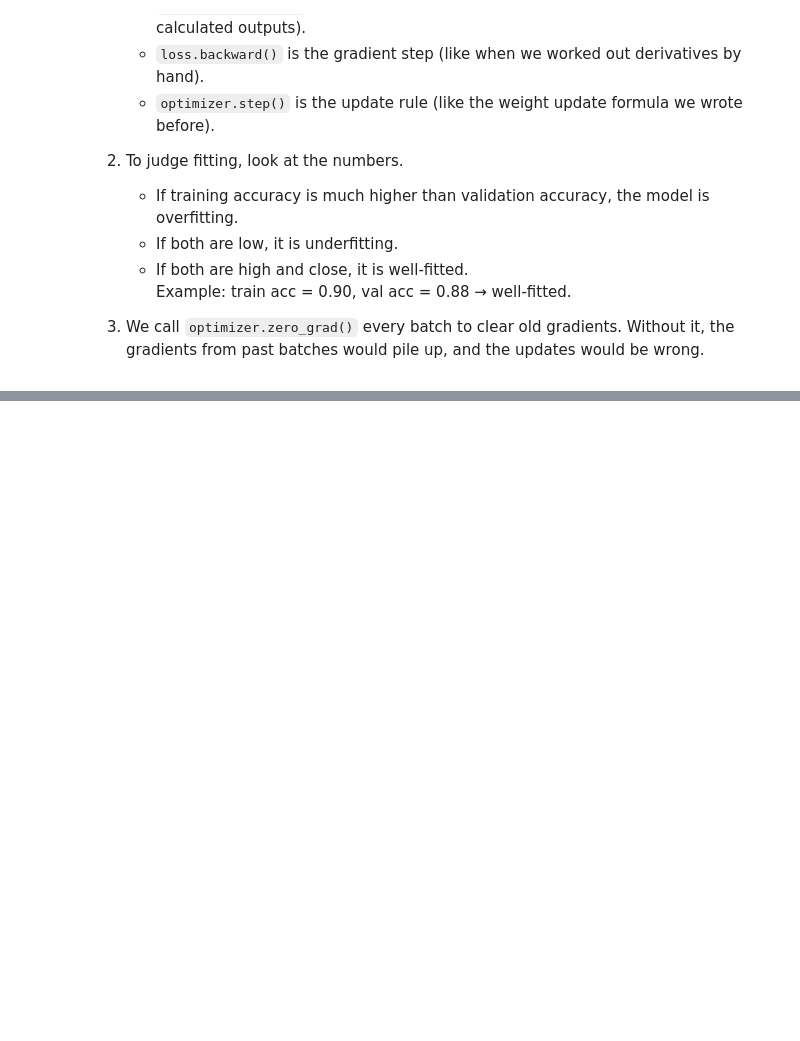
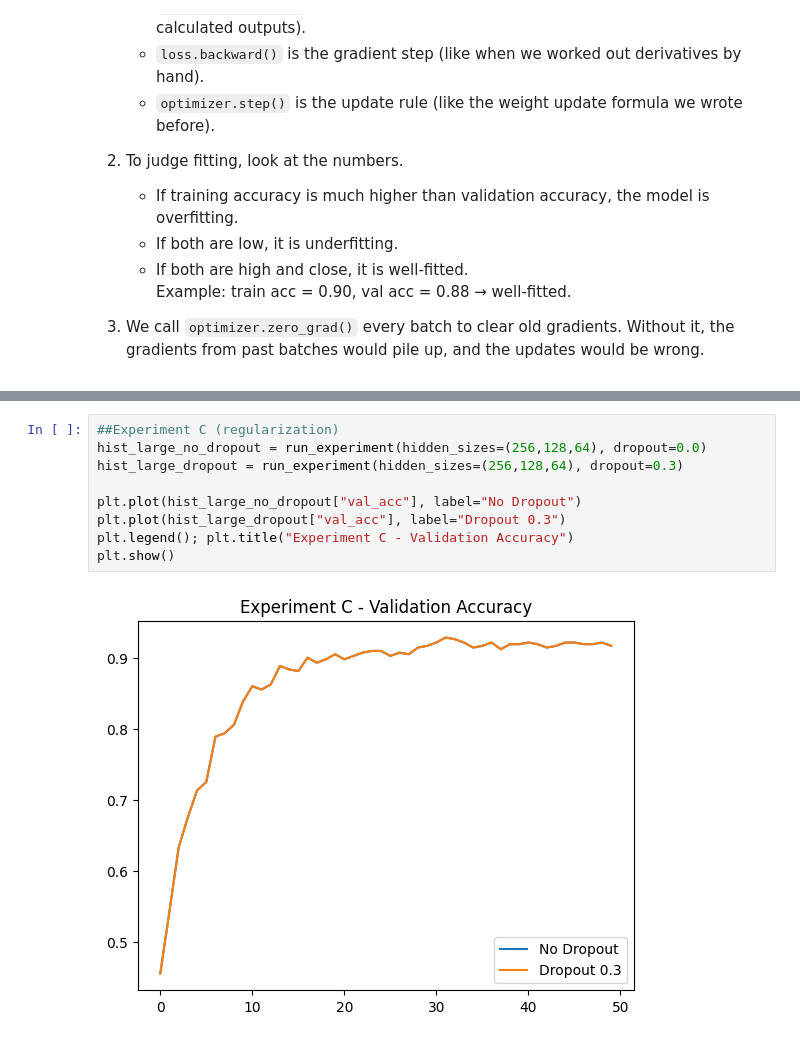
Before and after one commit to aluongleekalierleek/Lab_3, a Jupyter notebook: Lab_3.ipynb, the cells around one changed output, grey strips where cells are left out. Cells and saved outputs as stored; diff of their text form; blank space fills up the shorter version.

```diff
--- a/Lab_3.ipynb
+++ b/Lab_3.ipynb
@@ -447,0 +480,11 @@ Epoch 50: train_loss=0.0198, val_loss=0.2803, train_acc=1.0000, val_acc=0.9171
+# %%
+##Experiment C (regularization)
+hist_large_no_dropout = run_experiment(hidden_sizes=(256,128,64), dropout=0.0)
+hist_large_dropout = run_experiment(hidden_sizes=(256,128,64), dropout=0.3)
+
+plt.plot(hist_large_no_dropout["val_acc"], label="No Dropout")
+plt.plot(hist_large_dropout["val_acc"], label="Dropout 0.3")
+plt.legend(); plt.title("Experiment C - Validation Accuracy")
+plt.show()
+# %% [output]
+[figure, added]
```
Also changed, not shown: parts of 4 cells of this notebook.
